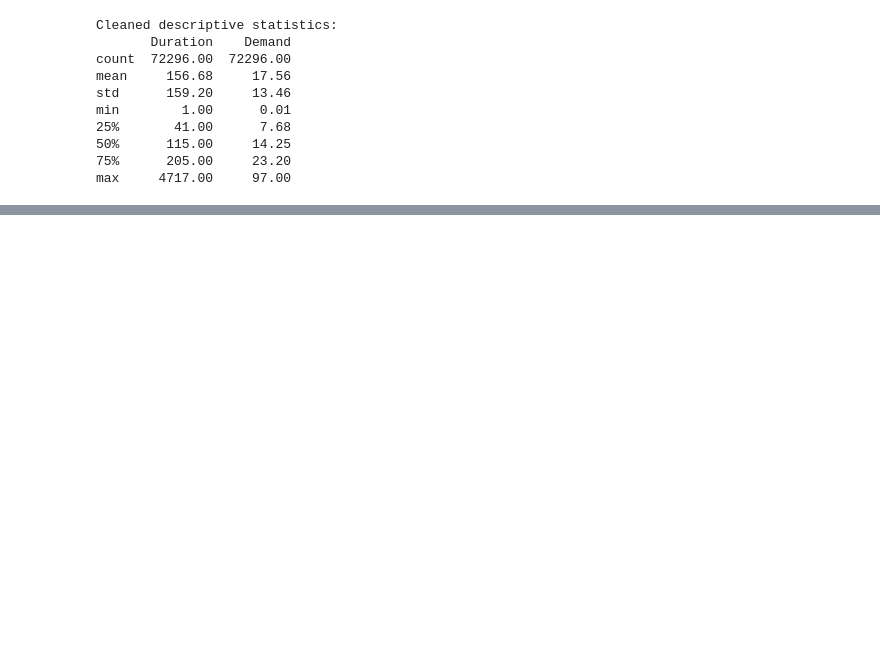
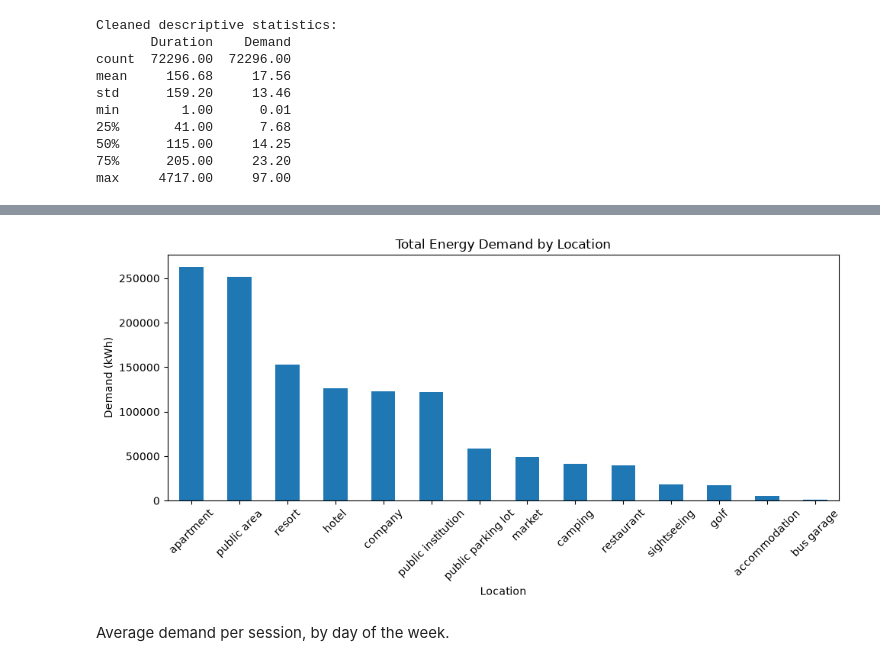
Before and after one commit to codemiitkumar/AAI-501-Group-3-EV-Charging-And-Revenue-Optimization, a Jupyter notebook: EV_Charging_Patterns_and_Revenue_Optimisation.ipynb, the cells around one changed output, grey strips where cells are left out. Cells and saved outputs as stored; diff of their text form; code cells hidden in the pictures; blank space fills up the shorter version.

```diff
--- a/EV_Charging_Patterns_and_Revenue_Optimisation.ipynb
+++ b/EV_Charging_Patterns_and_Revenue_Optimisation.ipynb
@@ -326,0 +281,14 @@ all_forecast_results.to_csv(
+# %%
+plt.figure(figsize=(10, 5))
+location_demand.plot(kind="bar")
+plt.title("Total Energy Demand by Location")
+plt.xlabel("Location")
+plt.ylabel("Demand (kWh)")
+plt.xticks(rotation=45)
+plt.tight_layout()
+plt.savefig(OUTPUT_DIR / "04_location_demand.png", dpi=200)
+plt.show()
+# %% [output]
+[figure, added]
+# %% [markdown]
+Average demand per session, by day of the week.
```
Also changed, not shown: parts of 170 cells of this notebook, 21 other files.
